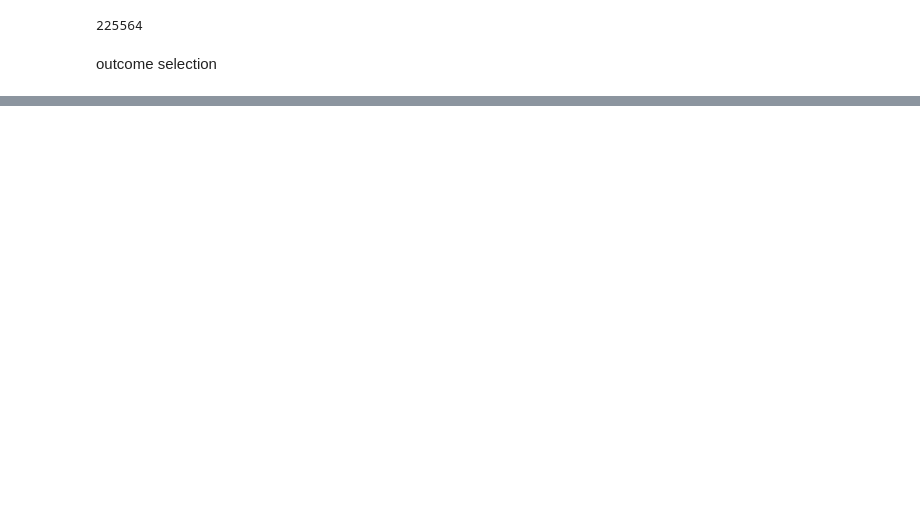
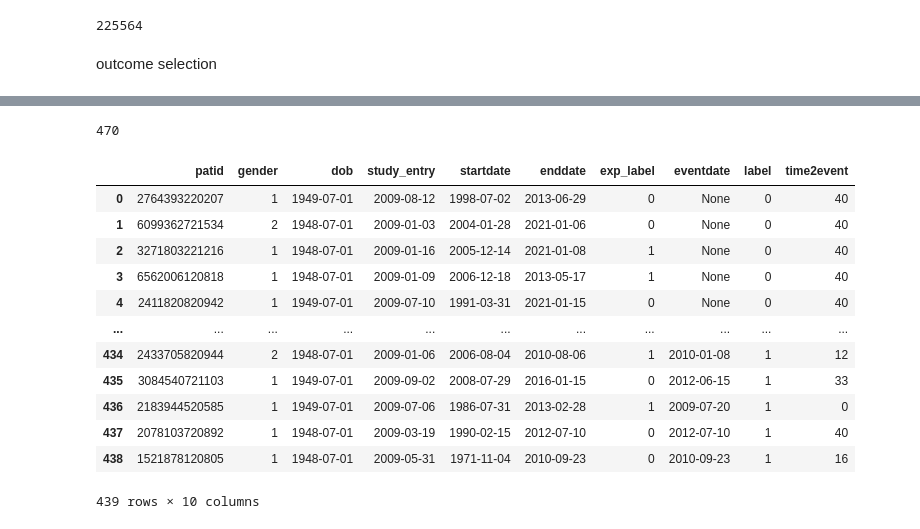
Before and after one commit to srn284/CPRD_Cut22, a Jupyter notebook: debug/Association analysis demo.ipynb, the cells around one changed output, grey strips where cells are left out. Saved outputs shown, nothing was run; the diff lists cells and outputs as text; code cells hidden in the pictures; blank space fills up the shorter version.

```diff
--- a/debug/Association analysis demo.ipynb
+++ b/debug/Association analysis demo.ipynb
@@ -192,0 +207,4 @@ risk_cohort. write.parquet('test.parquet')
+# %%
+cohort.count()
+# %% [output]
+470
@@ -192,0 +217,18 @@ risk_cohort. write.parquet('test.parquet')
+# %%
+ss = pd.read_parquet('test9_40m.parquet')
+# %%
+ss
+# %% [output]
+|  | patid | gender | dob | study_entry | startdate | enddate | exp_label | eventdate | label | time2event |
+| 0 | 2764393220207 | 1 | 1949-07-01 | 2009-08-12 | 1998-07-02 | 2013-06-29 | 0 | None | 0 | 40 |
+| 1 | 6099362721534 | 2 | 1948-07-01 | 2009-01-03 | 2004-01-28 | 2021-01-06 | 0 | None | 0 | 40 |
+| 2 | 3271803221216 | 1 | 1948-07-01 | 2009-01-16 | 2005-12-14 | 2021-01-08 | 1 | None | 0 | 40 |
+| 3 | 6562006120818 | 1 | 1948-07-01 | 2009-01-09 | 2006-12-18 | 2013-05-17 | 1 | None | 0 | 40 |
+| 4 | 2411820820942 | 1 | 1949-07-01 | 2009-07-10 | 1991-03-31 | 2021-01-15 | 0 | None | 0 | 40 |
+| ... | ... | ... | ... | ... | ... | ... | ... | ... | ... | ... |
+| 434 | 2433705820944 | 2 | 1948-07-01 | 2009-01-06 | 2006-08-04 | 2010-08-06 | 1 | 2010-01-08 | 1 | 12 |
+| 435 | 3084540721103 | 1 | 1949-07-01 | 2009-09-02 | 2008-07-29 | 2016-01-15 | 0 | 2012-06-15 | 1 | 33 |
+| 436 | 2183944520585 | 1 | 1949-07-01 | 2009-07-06 | 1986-07-31 | 2013-02-28 | 1 | 2009-07-20 | 1 | 0 |
+| 437 | 2078103720892 | 1 | 1948-07-01 | 2009-03-19 | 1990-02-15 | 2012-07-10 | 0 | 2012-07-10 | 1 | 40 |
+| 438 | 1521878120805 | 1 | 1948-07-01 | 2009-05-31 | 1971-11-04 | 2010-09-23 | 0 | 2010-09-23 | 1 | 16 |
+439 rows × 10 columns
```
Also changed, not shown: parts of 27 cells of this notebook, 1 other file.
